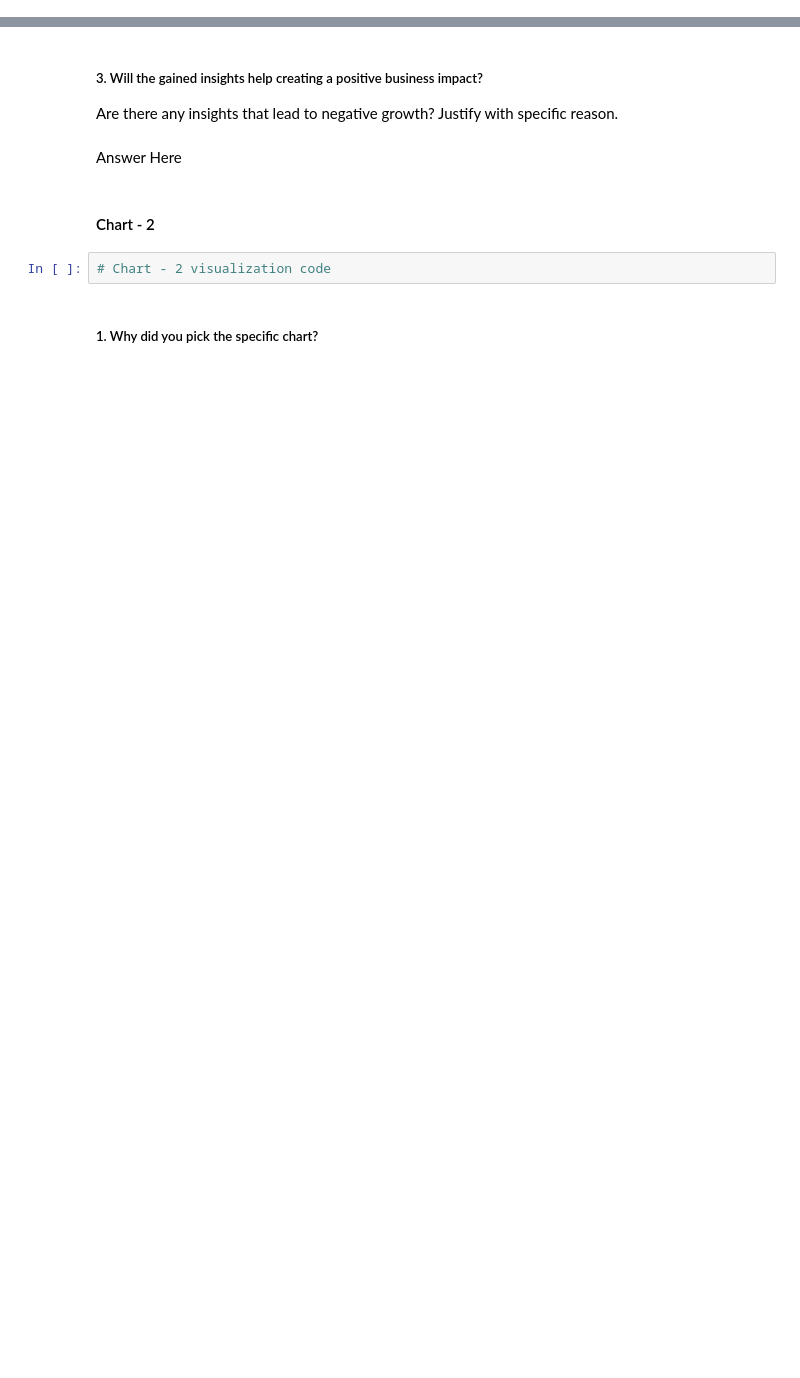
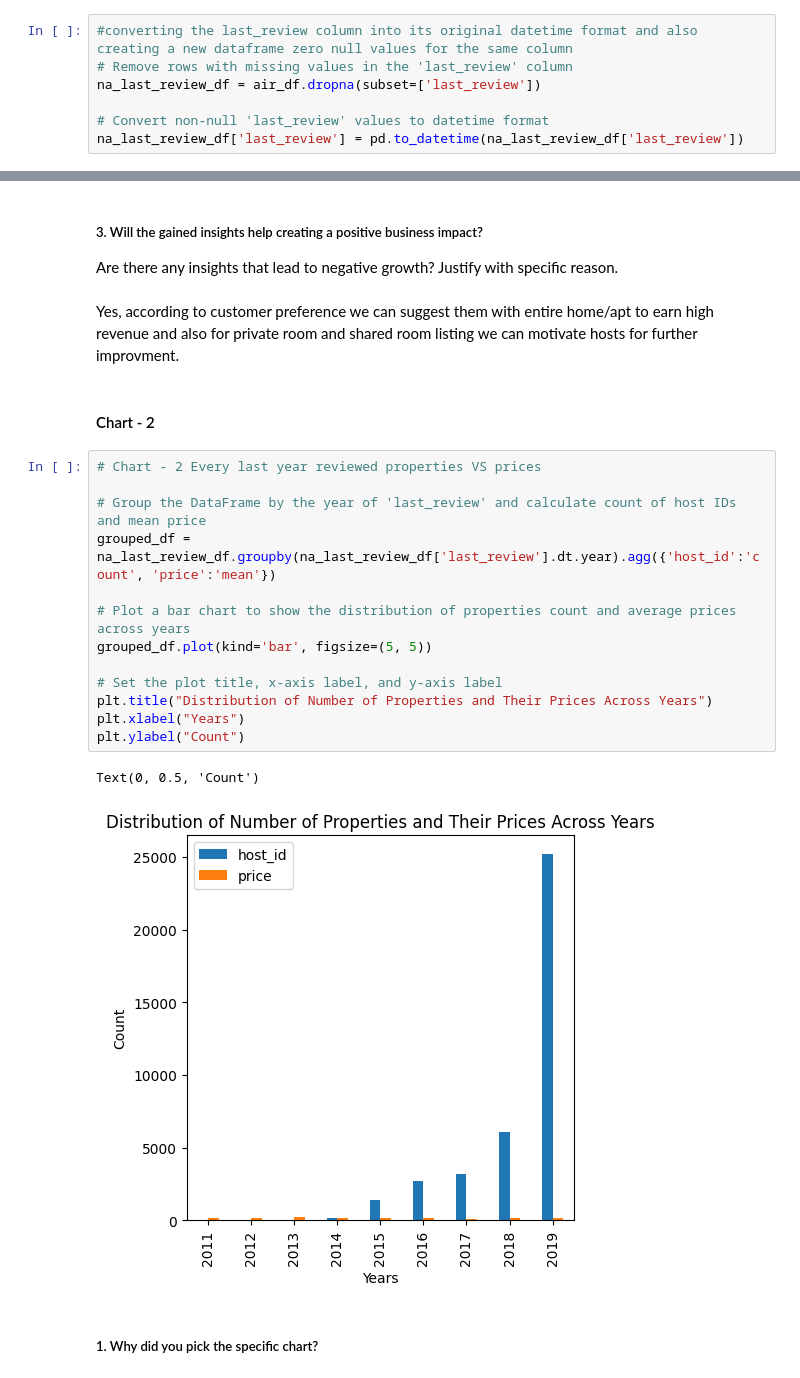
Before and after one commit to Sandykk2/Airbnb-EDA-Analysis-, a Jupyter notebook: Airbnb_EDA_Analysis.ipynb, the cells around one changed output, grey strips where cells are left out. Drawn from its saved outputs; the diff is of its cells as text; blank space fills up the shorter version.

```diff
--- a/Airbnb_EDA_Analysis.ipynb
+++ b/Airbnb_EDA_Analysis.ipynb
@@ -232,0 +315,7 @@ Answer Here
+# %%
+#converting the last_review column into its original datetime format and also creating a new dataframe zero null values for the same column
+# Remove rows with missing values in the 'last_review' column
+na_last_review_df = air_df.dropna(subset=['last_review'])
+
+# Convert non-null 'last_review' values to datetime format
+na_last_review_df['last_review'] = pd.to_datetime(na_last_review_df['last_review'])
@@ -251,11 +363,25 @@ Answer Here
 # %% [markdown]
 ##### 3. Will the gained insights help creating a positive business impact?
 Are there any insights that lead to negative growth? Justify with specific reason.
-# %% [markdown]
-Answer Here
+# %% [markdown]
+Yes, according to customer preference we can suggest them with entire home/apt to earn high revenue and also for private room and shared room listing we can motivate hosts for further improvment.
 # %% [markdown]
 #### Chart - 2
-# %%
-# Chart - 2 visualization code
+# %%
+# Chart - 2 Every last year reviewed properties VS prices
+
+# Group the DataFrame by the year of 'last_review' and calculate count of host IDs and mean price
+grouped_df = na_last_review_df.groupby(na_last_review_df['last_review'].dt.year).agg({'host_id':'count', 'price':'mean'})
+
+# Plot a bar chart to show the distribution of properties count and average prices across years
+grouped_df.plot(kind='bar', figsize=(5, 5))
+
+# Set the plot title, x-axis label, and y-axis label
+plt.title("Distribution of Number of Properties and Their Prices Across Years")
+plt.xlabel("Years")
+plt.ylabel("Count")
+# %% [output]
+Text(0, 0.5, 'Count')
+[figure, added]
 # %% [markdown]
 ##### 1. Why did you pick the specific chart?
```
Also changed, not shown: parts of 31 cells of this notebook.
